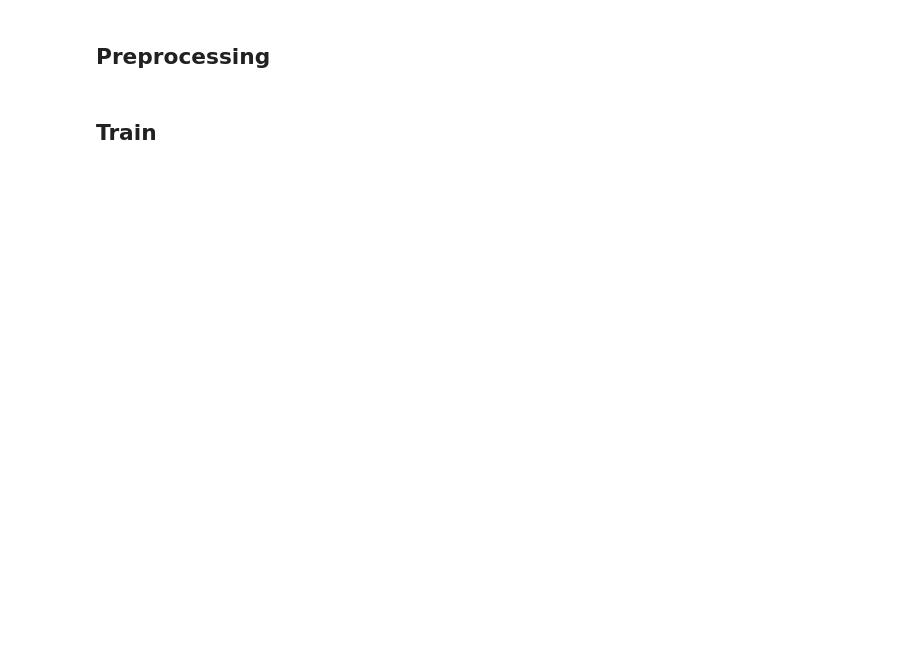
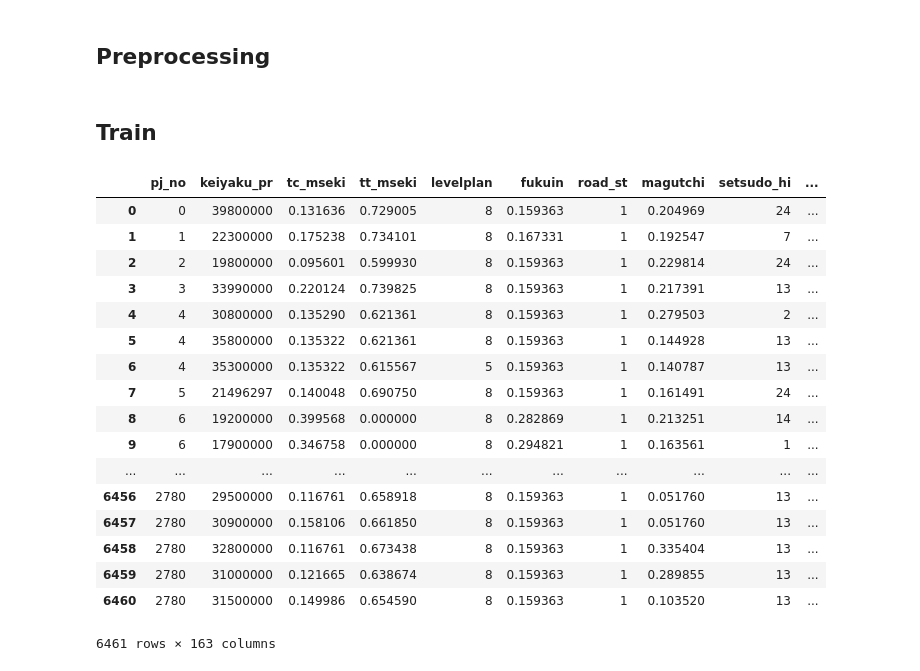
Before and after one commit to jielu0728/ground_price_prediction, a Jupyter notebook: Train.ipynb, the cells around one changed output. Drawn from its saved outputs; the diff is of its cells as text; code cells hidden in the pictures; blank space fills up the shorter version.

```diff
--- a/Train.ipynb
+++ b/Train.ipynb
@@ -40,8 +45,8 @@ def split_address(df):
 df_train = split_address(df_train)
 df_test = split_address(df_test)
 
-df_train.drop(['kaoku_um', 'toshikuiki2'], axis=1, inplace=True)
-df_test.drop(['kaoku_um', 'toshikuiki2'], axis=1, inplace=True)
+df_train.drop(['kaoku_um', 'toshikuiki2', 'shu_sogi'], axis=1, inplace=True)
+df_test.drop(['kaoku_um', 'toshikuiki2', 'shu_sogi'], axis=1, inplace=True)
 # %%
 def combine(row, combine_list, tup):
     l = set()
@@ -85,2 +77,60 @@ for col in categorical_features:
 # %% [markdown]
 ## Train
+# %%
+continue_features = list(df_description[(df_description['データ型'] == '数値') & (df_description['項目名'] != 'pj_no')]['項目名'])
+objective = 'keiyaku_pr'
+categorical_features = list(df_train)
+
+for f in continue_features+[objective]:
+    if f in categorical_features:
+        categorical_features.remove(f)
+
+for col in categorical_features:
+    dt = df_train[col].dtype
+    if dt == int or dt == float:
+        df_train[col].fillna(-1, inplace=True)
+        df_test[col].fillna(-1, inplace=True)
+    else:
+        df_train[col].fillna('', inplace=True)
+        df_test[col].fillna('', inplace=True)
+
+for col in categorical_features:
+    if col not in ['pj_no']:
+        vc = dict(df_train[col].value_counts())
+        for k, v in vc.items():
+            if v <= 3:
+                df_train[col].replace(k, 'Low_freq', inplace=True)
+                df_test[col].replace(k, 'Low_freq', inplace=True)
+        le = LabelEncoder()
+        df_train[col] = le.fit_transform(df_train[col])
+        mapping = {v: i for i, v in enumerate(le.classes_)}
+        df_test[col] = df_test[col].apply(lambda x: mapping[x] if x in mapping else -1)
+
+for col in continue_features:
+    if col != 'keiyaku_pr':
+        scaler = MinMaxScaler()
+        df_train[col] = scaler.fit_transform(df_train[col].values.reshape(-1, 1))
+        df_test[col] = scaler.transform(df_test[col].values.reshape(-1, 1))
+
+df_test['keiyaku_pr'] = 0
+# %%
+df_train
+# %% [output]
+|  | pj_no | keiyaku_pr | tc_mseki | tt_mseki | levelplan | fukuin | road_st | magutchi | setsudo_hi | ... |
+| 0 | 0 | 39800000 | 0.131636 | 0.729005 | 8 | 0.159363 | 1 | 0.204969 | 24 | ... |
+| 1 | 1 | 22300000 | 0.175238 | 0.734101 | 8 | 0.167331 | 1 | 0.192547 | 7 | ... |
+| 2 | 2 | 19800000 | 0.095601 | 0.599930 | 8 | 0.159363 | 1 | 0.229814 | 24 | ... |
+| 3 | 3 | 33990000 | 0.220124 | 0.739825 | 8 | 0.159363 | 1 | 0.217391 | 13 | ... |
+| 4 | 4 | 30800000 | 0.135290 | 0.621361 | 8 | 0.159363 | 1 | 0.279503 | 2 | ... |
+| 5 | 4 | 35800000 | 0.135322 | 0.621361 | 8 | 0.159363 | 1 | 0.144928 | 13 | ... |
+| 6 | 4 | 35300000 | 0.135322 | 0.615567 | 5 | 0.159363 | 1 | 0.140787 | 13 | ... |
+| 7 | 5 | 21496297 | 0.140048 | 0.690750 | 8 | 0.159363 | 1 | 0.161491 | 24 | ... |
+| 8 | 6 | 19200000 | 0.399568 | 0.000000 | 8 | 0.282869 | 1 | 0.213251 | 14 | ... |
+| 9 | 6 | 17900000 | 0.346758 | 0.000000 | 8 | 0.294821 | 1 | 0.163561 | 1 | ... |
+| ... | ... | ... | ... | ... | ... | ... | ... | ... | ... | ... |
+| 6456 | 2780 | 29500000 | 0.116761 | 0.658918 | 8 | 0.159363 | 1 | 0.051760 | 13 | ... |
+| 6457 | 2780 | 30900000 | 0.158106 | 0.661850 | 8 | 0.159363 | 1 | 0.051760 | 13 | ... |
+| 6458 | 2780 | 32800000 | 0.116761 | 0.673438 | 8 | 0.159363 | 1 | 0.335404 | 13 | ... |
+| 6459 | 2780 | 31000000 | 0.121665 | 0.638674 | 8 | 0.159363 | 1 | 0.289855 | 13 | ... |
+| 6460 | 2780 | 31500000 | 0.149986 | 0.654590 | 8 | 0.159363 | 1 | 0.103520 | 13 | ... |
+6461 rows × 163 columns
```
Also changed, not shown: parts of 5 cells of this notebook, 1 other file.
